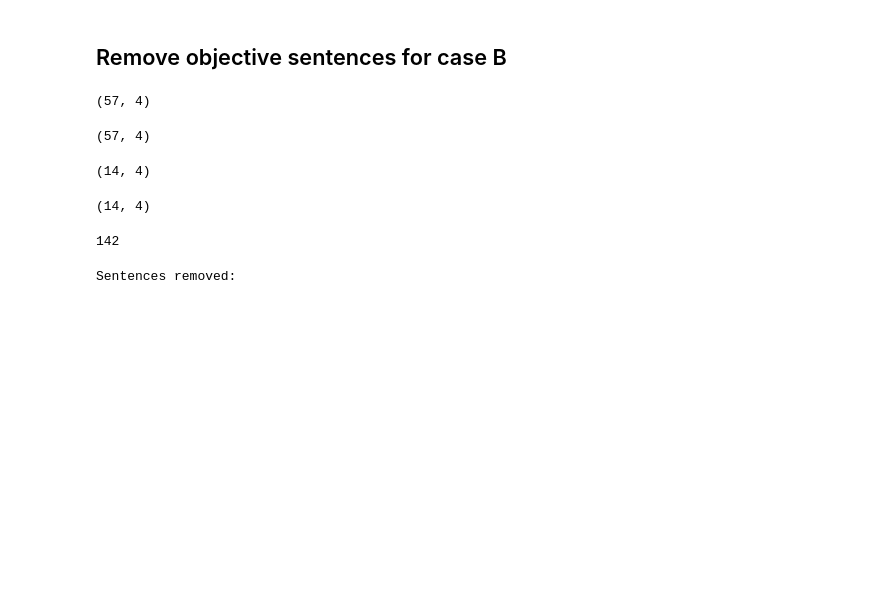
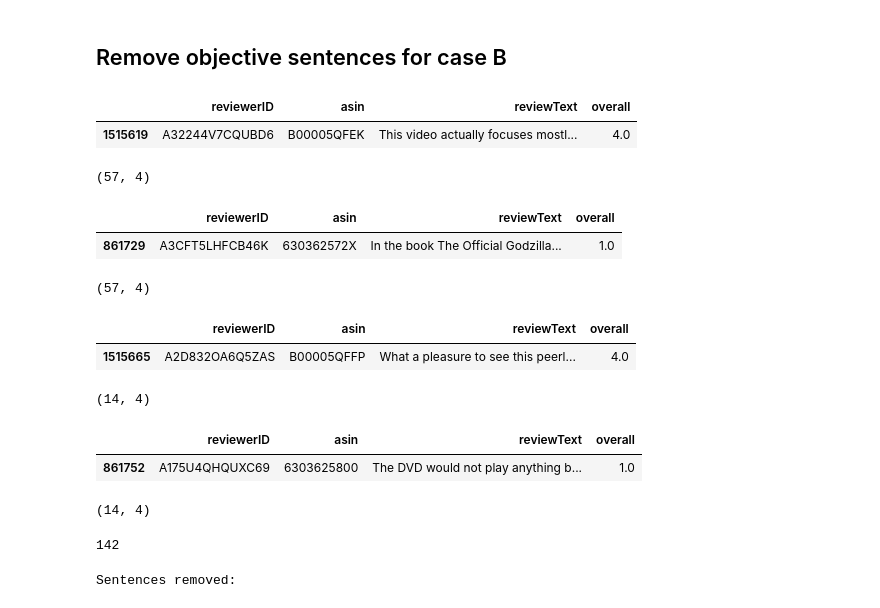
Before and after one commit to j-gd/movie_mood, a Jupyter notebook: src/ab_testing_dev/B_creation.ipynb, the cells around one changed output. Drawn from its saved outputs; the diff is of its cells as text; code cells hidden in the pictures; blank space fills up the shorter version.

```diff
--- a/src/ab_testing_dev/B_creation.ipynb
+++ b/src/ab_testing_dev/B_creation.ipynb
@@ -120,17 +120,26 @@ subj_filter = SubjectiveFilter(fit_obj_tf, fit_obj_model)
 # %%
 # for tt in ['train','test']:
 #     for pn in ['positive','negative']:
 #         print(tt,pn,test_dic[tt][np].shape)
 total = 0
 for tt in test_dic.values():
     for df in tt.values():
+        display(df.head(1))
         total += df.shape[0]
         display(df.shape)
 print(total)
 # %% [output]
+|  | reviewerID | asin | reviewText | overall |
+| 1515619 | A32244V7CQUBD6 | B00005QFEK | This video actually focuses mostl... | 4.0 |
 (57, 4)
+|  | reviewerID | asin | reviewText | overall |
+| 861729 | A3CFT5LHFCB46K | 630362572X | In the book The Official Godzilla... | 1.0 |
 (57, 4)
+|  | reviewerID | asin | reviewText | overall |
+| 1515665 | A2D832OA6Q5ZAS | B00005QFFP | What a pleasure to see this peerl... | 4.0 |
 (14, 4)
+|  | reviewerID | asin | reviewText | overall |
+| 861752 | A175U4QHQUXC69 | 6303625800 | The DVD would not play anything b... | 1.0 |
 (14, 4)
 142
 # %%
```
Also changed, not shown: parts of 1 cell of this notebook, 1 other file.
